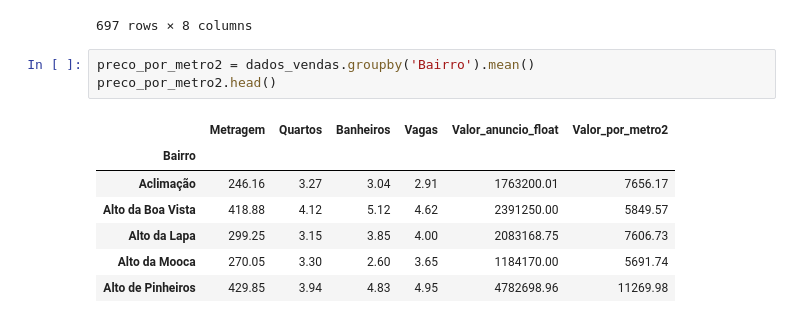
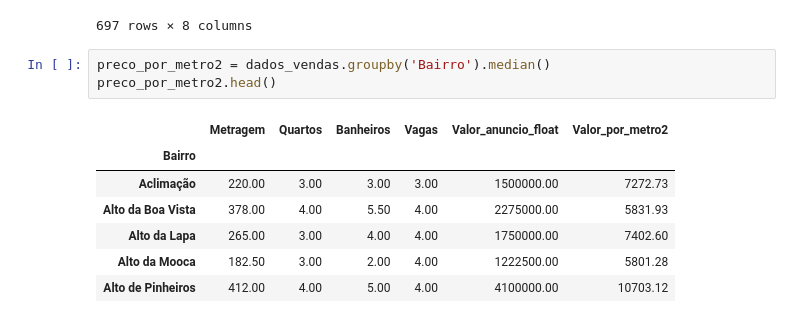
Before and after one commit to pcarneiro85/sao_paulo_house_market, a Jupyter notebook: house_analysis.ipynb, the cells around one changed output. Saved outputs shown, nothing was run; the diff lists cells and outputs as text.

```diff
--- a/house_analysis.ipynb
+++ b/house_analysis.ipynb
@@ -393,13 +393,13 @@ dados_vendas.groupby('Bairro')['Valor_por_metro2'].describe()
 | Água Rasa | 6.00 | 4509.61 | 1868.51 | 1832.84 | 4126.39 | 4138.89 | 4984.72 | 7558.14 |
 697 rows × 8 columns
 # %%
-preco_por_metro2 = dados_vendas.groupby('Bairro').mean()
+preco_por_metro2 = dados_vendas.groupby('Bairro').median()
 preco_por_metro2.head()
 # %% [output]
 |  | Metragem | Quartos | Banheiros | Vagas | Valor_anuncio_float | Valor_por_metro2 |
 | Bairro |  |  |  |  |  |  |
-| Aclimação | 246.16 | 3.27 | 3.04 | 2.91 | 1763200.01 | 7656.17 |
-| Alto da Boa Vista | 418.88 | 4.12 | 5.12 | 4.62 | 2391250.00 | 5849.57 |
-| Alto da Lapa | 299.25 | 3.15 | 3.85 | 4.00 | 2083168.75 | 7606.73 |
-| Alto da Mooca | 270.05 | 3.30 | 2.60 | 3.65 | 1184170.00 | 5691.74 |
-| Alto de Pinheiros | 429.85 | 3.94 | 4.83 | 4.95 | 4782698.96 | 11269.98 |
+| Aclimação | 220.00 | 3.00 | 3.00 | 3.00 | 1500000.00 | 7272.73 |
+| Alto da Boa Vista | 378.00 | 4.00 | 5.50 | 4.00 | 2275000.00 | 5831.93 |
+| Alto da Lapa | 265.00 | 3.00 | 4.00 | 4.00 | 1750000.00 | 7402.60 |
+| Alto da Mooca | 182.50 | 3.00 | 2.00 | 4.00 | 1222500.00 | 5801.28 |
+| Alto de Pinheiros | 412.00 | 4.00 | 5.00 | 4.00 | 4100000.00 | 10703.12 |
```
Also changed, not shown: parts of 16 cells of this notebook.
